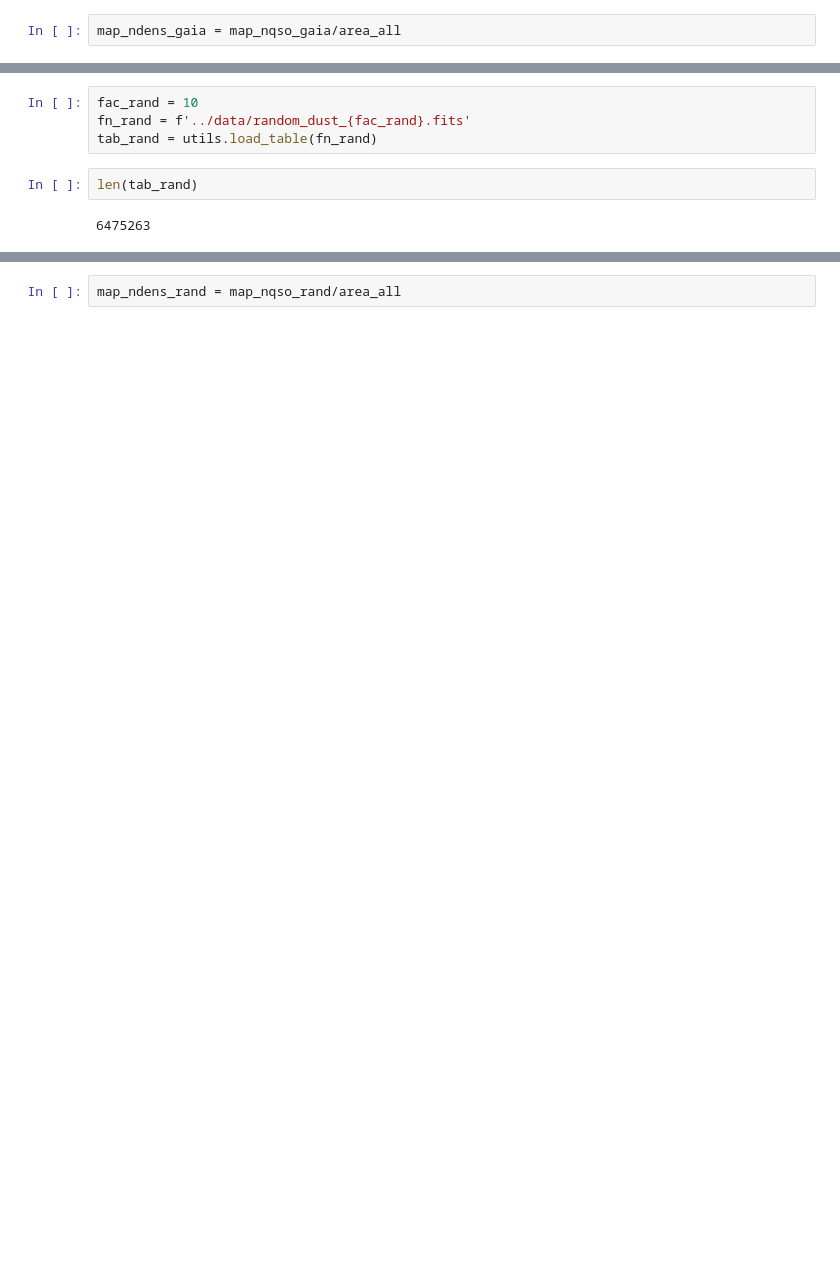
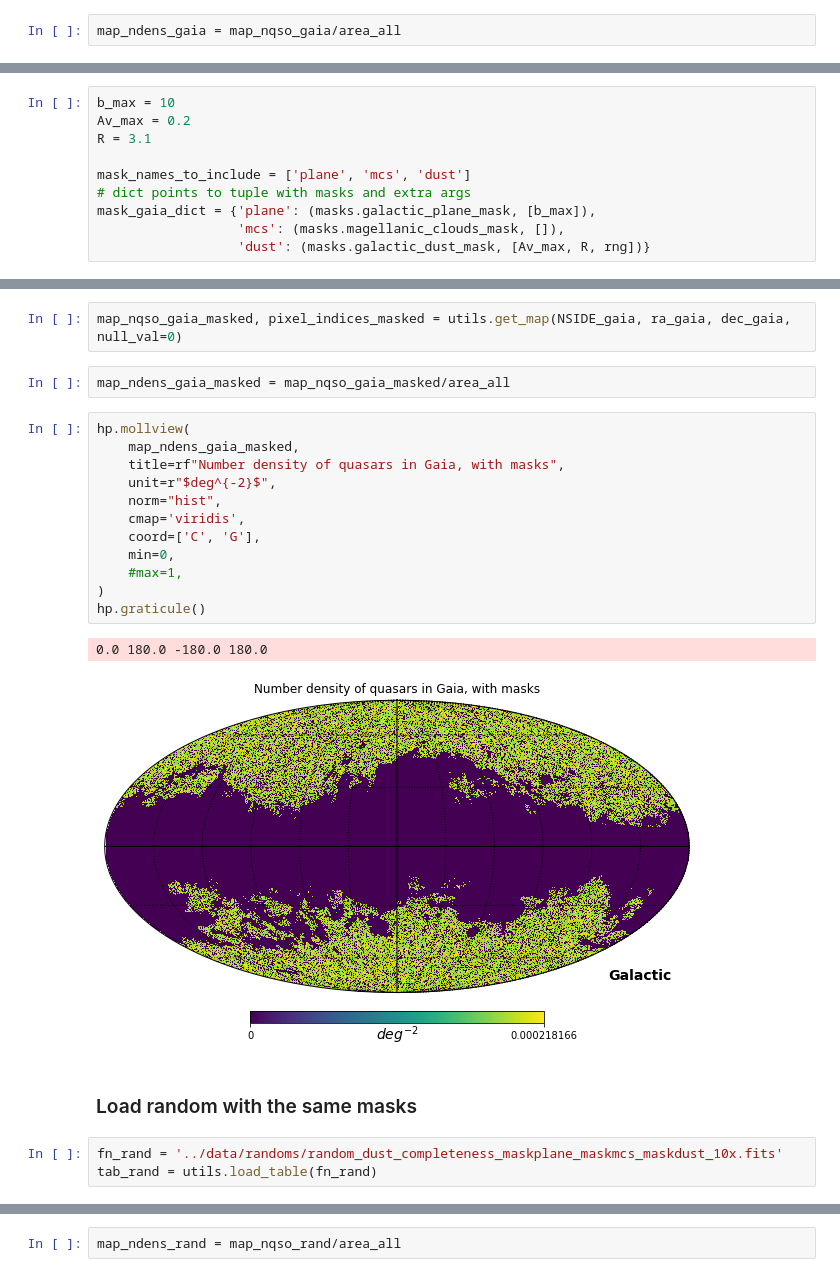
Before and after one commit to kstoreyf/gaia-quasars-lss, a Jupyter notebook: notebooks/2022-07-11_planck_lensing.ipynb, the cells around one changed output, grey strips where cells are left out. Drawn from its saved outputs; the diff is of its cells as text; blank space fills up the shorter version.

```diff
--- a/notebooks/2022-07-11_planck_lensing.ipynb
+++ b/notebooks/2022-07-11_planck_lensing.ipynb
@@ -146,0 +150,10 @@ hp.graticule()
+# %%
+b_max = 10
+Av_max = 0.2
+R = 3.1
+
+mask_names_to_include = ['plane', 'mcs', 'dust']
+# dict points to tuple with masks and extra args
+mask_gaia_dict = {'plane': (masks.galactic_plane_mask, [b_max]),
+                  'mcs': (masks.magellanic_clouds_mask, []),
+                  'dust': (masks.galactic_dust_mask, [Av_max, R, rng])}
@@ -147,11 +168,27 @@ hp.graticule()
+# %%
+map_nqso_gaia_masked, pixel_indices_masked = utils.get_map(NSIDE_gaia, ra_gaia, dec_gaia, null_val=0)
+# %%
+map_ndens_gaia_masked = map_nqso_gaia_masked/area_all
+# %%
+hp.mollview(
+    map_ndens_gaia_masked,
+    title=rf"Number density of quasars in Gaia, with masks",
+    unit=r"$deg^{-2}$",
+    norm="hist",
+    cmap='viridis',
+    coord=['C', 'G'],
+    min=0,
+    #max=1,
+)
+hp.graticule()
+# %% [output]
+0.0 180.0 -180.0 180.0
+[figure, added]
+# %% [markdown]
+### Load random with the same masks
 # %%
-fac_rand = 10
-fn_rand = f'../data/random_dust_{fac_rand}.fits'
+fn_rand = '../data/randoms/random_dust_completeness_maskplane_maskmcs_maskdust_10x.fits'
 tab_rand = utils.load_table(fn_rand)
-# %%
-len(tab_rand)
-# %% [output]
-6475263
 # %%
 ra_rand = tab_rand['ra']
 dec_rand = tab_rand['dec']
```
Also changed, not shown: parts of 43 cells of this notebook, 2 other files.
